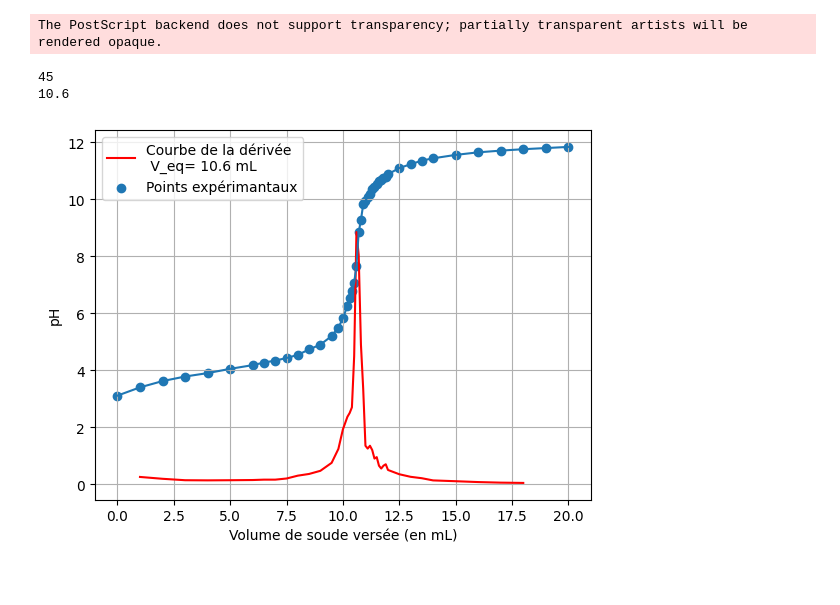
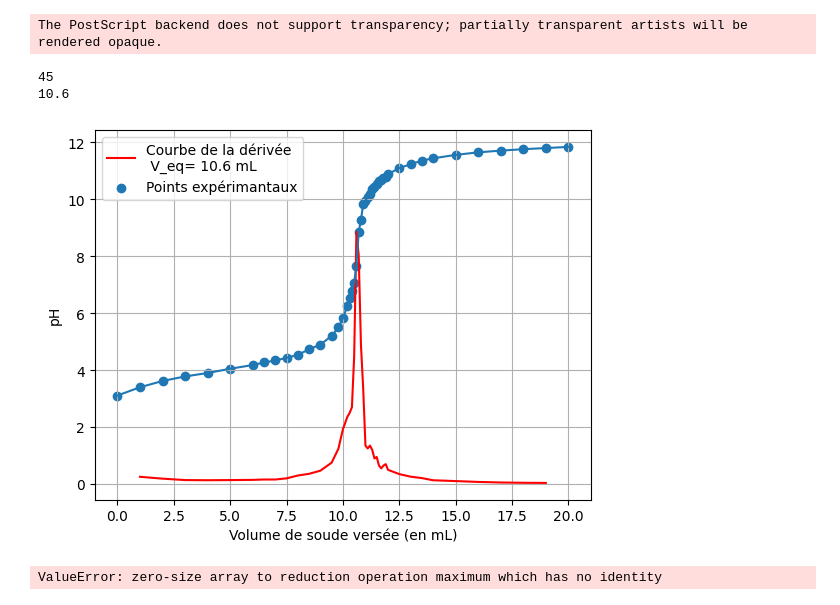
Before and after one commit to Duffy-y/TP-Saclay, a Jupyter notebook: Solutions_TP1/TP1-Solution.ipynb, the cells around one changed output. Drawn from its saved outputs; the diff is of its cells as text; code cells hidden in the pictures.

Commit message:
Calcules dernière expérience

```diff
--- a/Solutions_TP1/TP1-Solution.ipynb
+++ b/Solutions_TP1/TP1-Solution.ipynb
@@ -35,31 +35,60 @@ The PostScript backend does not support transparency; partially transparent arti
 # %%
 V_aspirine=np.array([0,1,2,3,4,5,6,6.5,7,7.5,8,8.5,9,9.5,9.8,10,10.2,10.3,10.4,10.5,10.6,10.7,10.8,10.9,11,11.1,11.2,11.3,11.4,11.5,11.6,11.7,11.8,11.9,12,12.5,13,13.5,14,15,16,17,18,19,20])
 pH_aspire=np.array([3.11,3.40,3.62,3.78,3.90,4.05,4.18,4.27,4.34,4.43,4.54,4.73,4.90,5.20,5.50,5.82,6.27,6.53,6.77,7.07,7.67,8.84,9.28,9.82,9.95,10.09,10.20,10.36,10.44,10.54,10.63,10.67,10.74,10.80,10.88,11.10,11.23,11.36,11.44,11.56,11.65,11.71,11.76,11.80,11.84])
 
 pH_derive2=[]
 V_derive2=[]
 
 
 print(len(V_aspirine))
-for i in range(1,43):
+for i in range(1,44):
     pH_derive2.append((pH_aspire[i+1]-pH_aspire[i-1])/(V_aspirine[i+1]-V_aspirine[i-1]))
     V_derive2.append(V_aspirine[i])
 
 derivemax2=np.max(pH_derive2)
 indexmax2=pH_derive2.index(derivemax2)
 print(V_derive2[indexmax2])
 
 plt.plot(V_derive2,pH_derive2,c='r',label="Courbe de la dérivée \n V_eq= 10.6 mL")
 plt.plot(V_aspirine,pH_aspire)
 plt.scatter(V_aspirine,pH_aspire,label="Points expérimantaux")
 plt.ylabel('pH')
 plt.xlabel('Volume de soude versée (en mL)')
 plt.grid()
 plt.legend()
 plt.savefig("Titrage_2.eps",format='eps')
 plt.show()
 # %% [output]
 The PostScript backend does not support transparency; partially transparent artists will be rendered opaque.
 45
 10.6
-[figure, old version]
+[figure, new version]
+# %%
+V_titrage=np.array([]) #volume versé en ml
+conductimetrie=np.array([]) #grandeur mesuré pour le titrage
+
+Vol_derivee=np.array([]) #nouvel liste pour la dérivée
+conduct_derivee=np.array([]) #liste dérivée
+
+for i in range(1,len(V_titrage)-1):
+    conduct_derivee.append((conduct_derivee[i+1]-conduct_derivee[i-1])/(Vol_derivee[i+1]-Vol_derivee[i-1])) #On calcule la dérivée en prenant le point après et le point avant et on calcule la pente
+    Vol_derivee.append(V_titrage[i])
+
+max_derivee=np.max(conduct_derivee)
+max_index=conduct_derivee.index(max_derivee) #trouve l'indice pour le max de la dérivée
+V_max=Vol_derivee[max_index] #trouve le volume pour laquelle la dérivée est max
+print(V_max)
+
+plt.plot(V_titrage,conductimetrie)
+plt.scatter(V_titrage,conductimetrie,label="Points expérimentaux") #trace les points expérimentaux
+
+plt.plot(Vol_derivee,conduct_derivee,c='r',label=f"Courbe de la dérivée \n V_eq={V_max}") #trace la dérivée et affiche le volume équivalent
+
+plt.ylabel('conductimétrie')
+plt.xlabel('Volume versée (en mL)')
+plt.grid()
+plt.legend()
+#plt.savefig("Titrage_2.eps",format='eps') #sauvegarde la figure, on peut mettre .png au lieu de .eps et format="png"
+plt.show()
+# %% [output]
+ValueError: zero-size array to reduction operation maximum which has no identity
```
Also changed, not shown: parts of 1 cell of this notebook, 5 other files.
